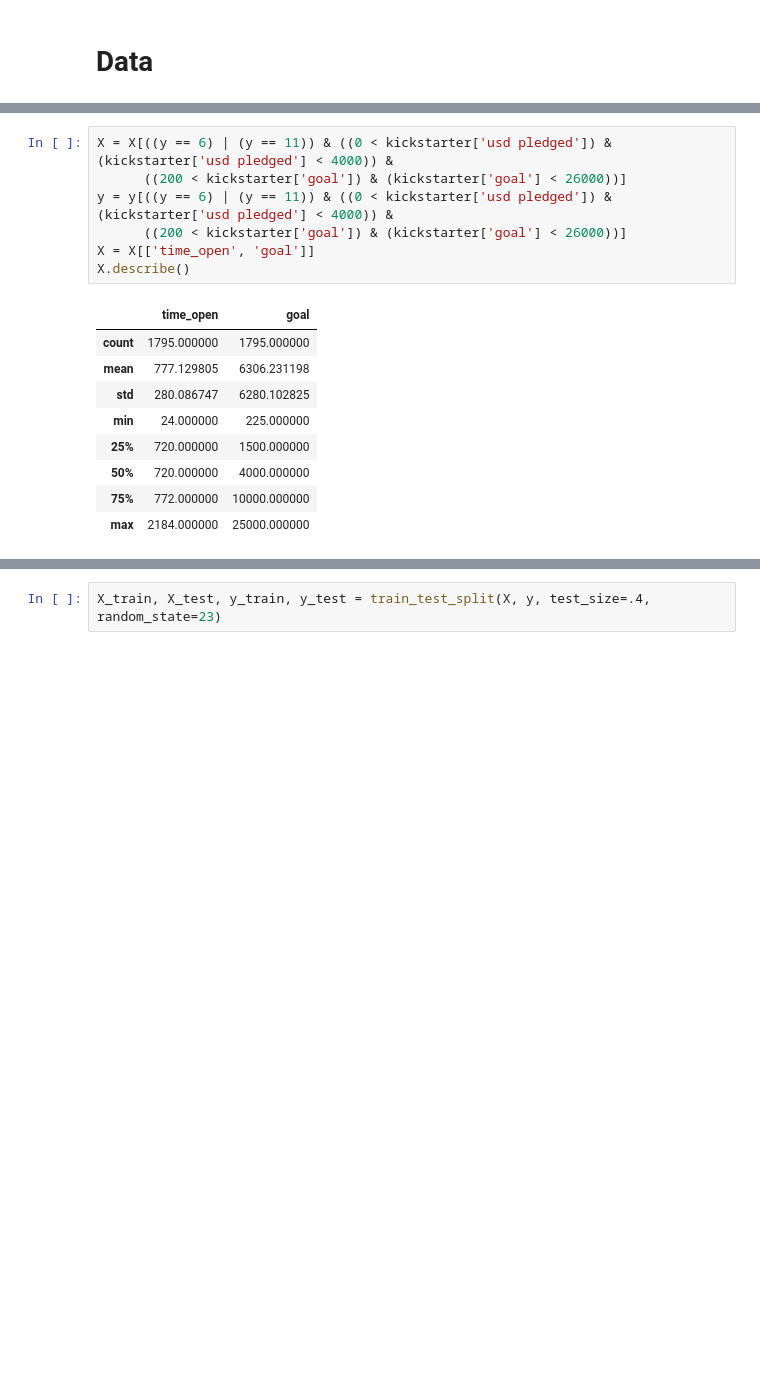
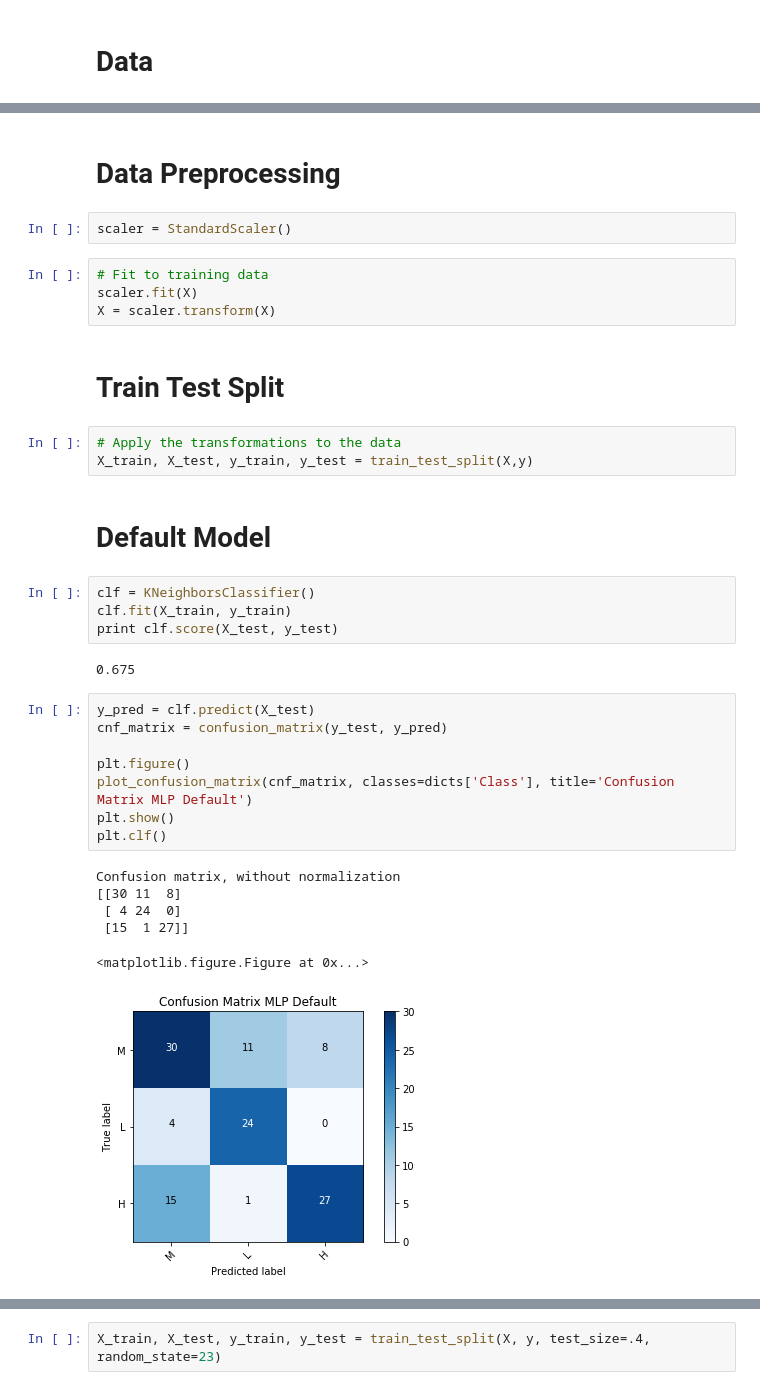
Before and after one commit to logasja/Supervised-Learning, a Jupyter notebook: KNN/Performance.ipynb, the cells around one changed output, grey strips where cells are left out. Drawn from its saved outputs; the diff is of its cells as text; blank space fills up the shorter version.

```diff
--- a/KNN/Kickstarter.ipynb
+++ b/KNN/Performance.ipynb
@@ -42,17 +159,36 @@ y = kickstarter['main_category']
-# %%
-X = X[((y == 6) | (y == 11)) & ((0 < kickstarter['usd pledged']) & (kickstarter['usd pledged'] < 4000)) &
-      ((200 < kickstarter['goal']) & (kickstarter['goal'] < 26000))]
-y = y[((y == 6) | (y == 11)) & ((0 < kickstarter['usd pledged']) & (kickstarter['usd pledged'] < 4000)) &
-      ((200 < kickstarter['goal']) & (kickstarter['goal'] < 26000))]
-X = X[['time_open', 'goal']]
-X.describe()
-# %% [output]
-|  | time_open | goal |
-| count | 1795.000000 | 1795.000000 |
-| mean | 777.129805 | 6306.231198 |
-| std | 280.086747 | 6280.102825 |
-| min | 24.000000 | 225.000000 |
-| 25% | 720.000000 | 1500.000000 |
-| 50% | 720.000000 | 4000.000000 |
-| 75% | 772.000000 | 10000.000000 |
-| max | 2184.000000 | 25000.000000 |
+# %% [markdown]
+# Data Preprocessing
+# %%
+scaler = StandardScaler()
+# %%
+# Fit to training data
+scaler.fit(X)
+X = scaler.transform(X)
+# %% [markdown]
+# Train Test Split
+# %%
+# Apply the transformations to the data
+X_train, X_test, y_train, y_test = train_test_split(X,y)
+# %% [markdown]
+# Default Model
+# %%
+clf = KNeighborsClassifier()
+clf.fit(X_train, y_train)
+print clf.score(X_test, y_test)
+# %% [output]
+0.675
+# %%
+y_pred = clf.predict(X_test)
+cnf_matrix = confusion_matrix(y_test, y_pred)
+
+plt.figure()
+plot_confusion_matrix(cnf_matrix, classes=dicts['Class'], title='Confusion Matrix MLP Default')
+plt.show()
+plt.clf()
+# %% [output]
+Confusion matrix, without normalization
+[[30 11  8]
+ [ 4 24  0]
+ [15  1 27]]
+<matplotlib.figure.Figure at 0x...>
+[figure, added]
```
Also changed, not shown: parts of 18 cells of this notebook, 13 other files.
